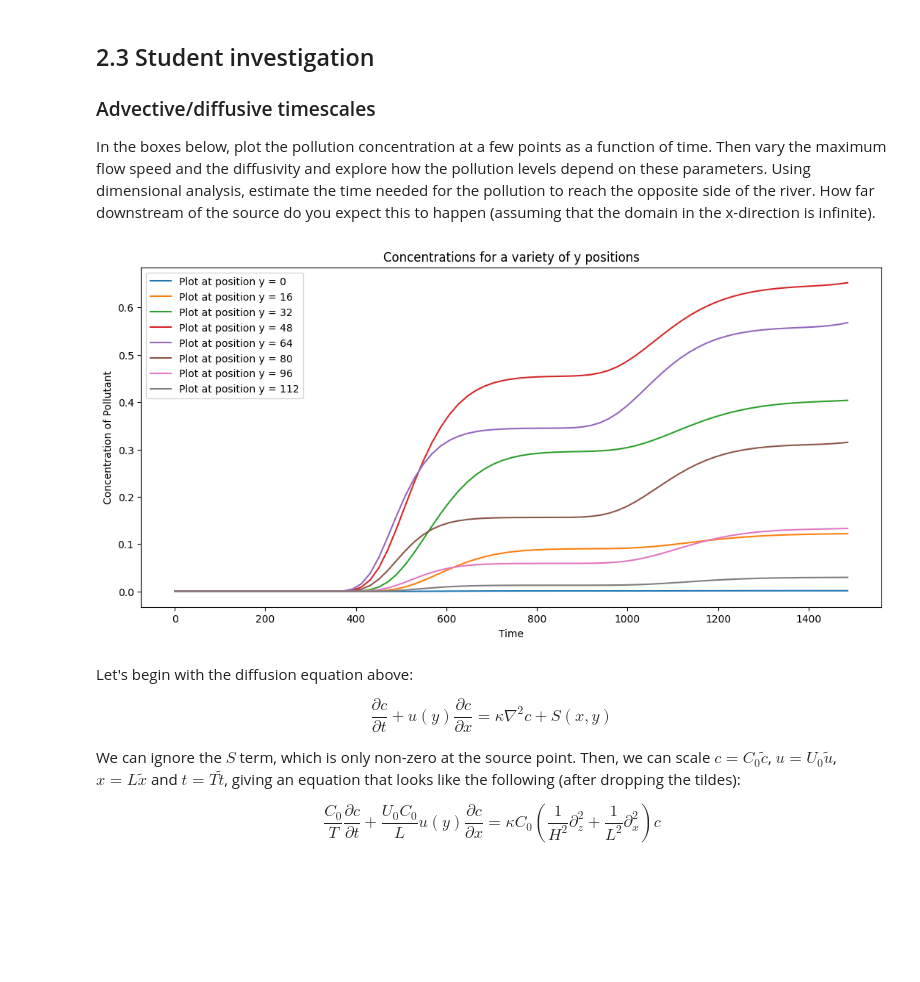
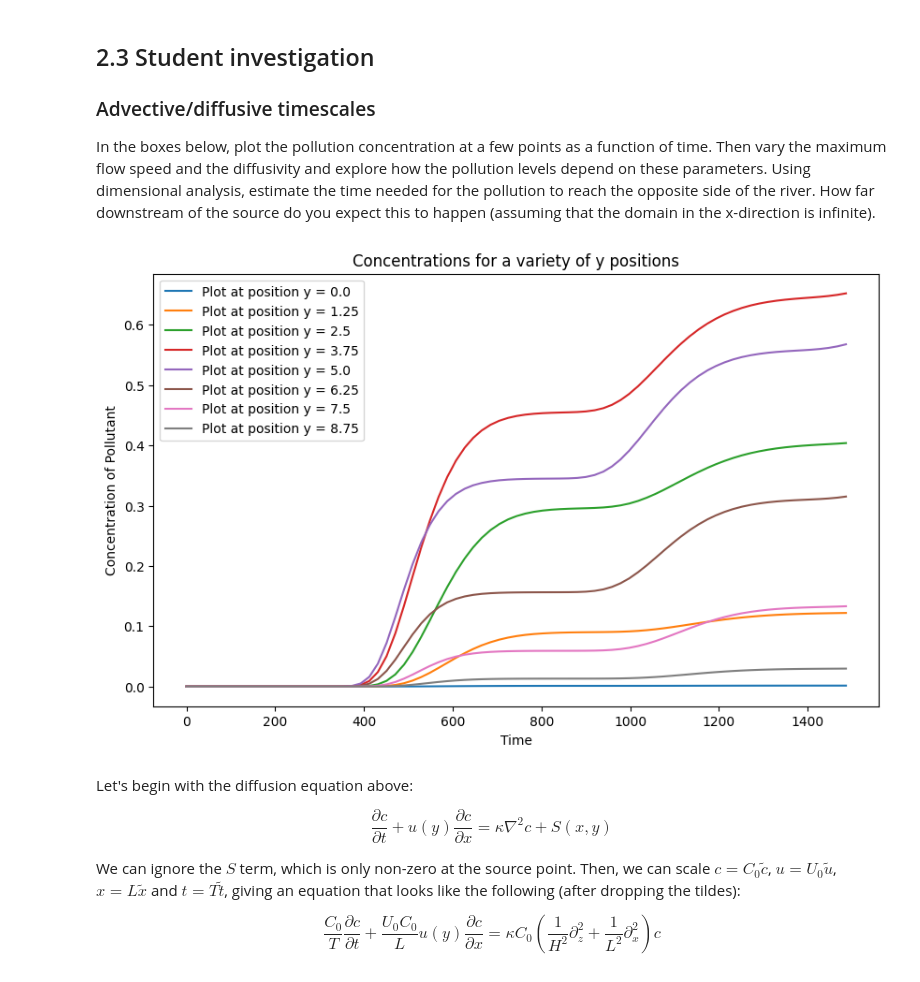
Before and after one commit to SquidsofDoom/QCES, a Jupyter notebook: Project2_transport.ipynb, the cells around one changed output. Cells and saved outputs as stored; diff of their text form; code cells hidden in the pictures; blank space fills up the shorter version.

```diff
--- a/Project2_transport.ipynb
+++ b/Project2_transport.ipynb
@@ -553,17 +552,17 @@ INFO:matplotlib.animation:MovieWriter._run: running command: ffmpeg -f rawvideo
 ### Advective/diffusive timescales
 In the boxes below, plot the pollution concentration at a few points as a function of time. Then vary the maximum flow speed and the diffusivity and explore how the pollution levels depend on these parameters. Using dimensional analysis, estimate the time needed for the pollution to reach the opposite side of the river. How far downstream of the source do you expect this to happen (assuming that the domain in the x-direction is infinite).
 # %%
-plt.figure(figsize=(13,6))
+plt.figure(figsize=(10,6))
 num = 4
 for i in range(len(c_save[0,3,:])):
-  if i%num==0: plt.plot(t_save,c_save[:,0,i], label = f'Plot at position y = {num*i}')
+  if i%num==0: plt.plot(t_save,c_save[:,0,i], label = f'Plot at position y = {i/32 * 10}')
 plt.legend()
 plt.xlabel('Time')
 plt.ylabel('Concentration of Pollutant')
 plt.title('Concentrations for a variety of y positions')
 plt.show()
 # %% [output]
-[figure, old version]
+[figure, new version]
 # %% [markdown]
 Let's begin with the diffusion equation above:
 
```
Also changed, not shown: parts of 8 cells of this notebook.
